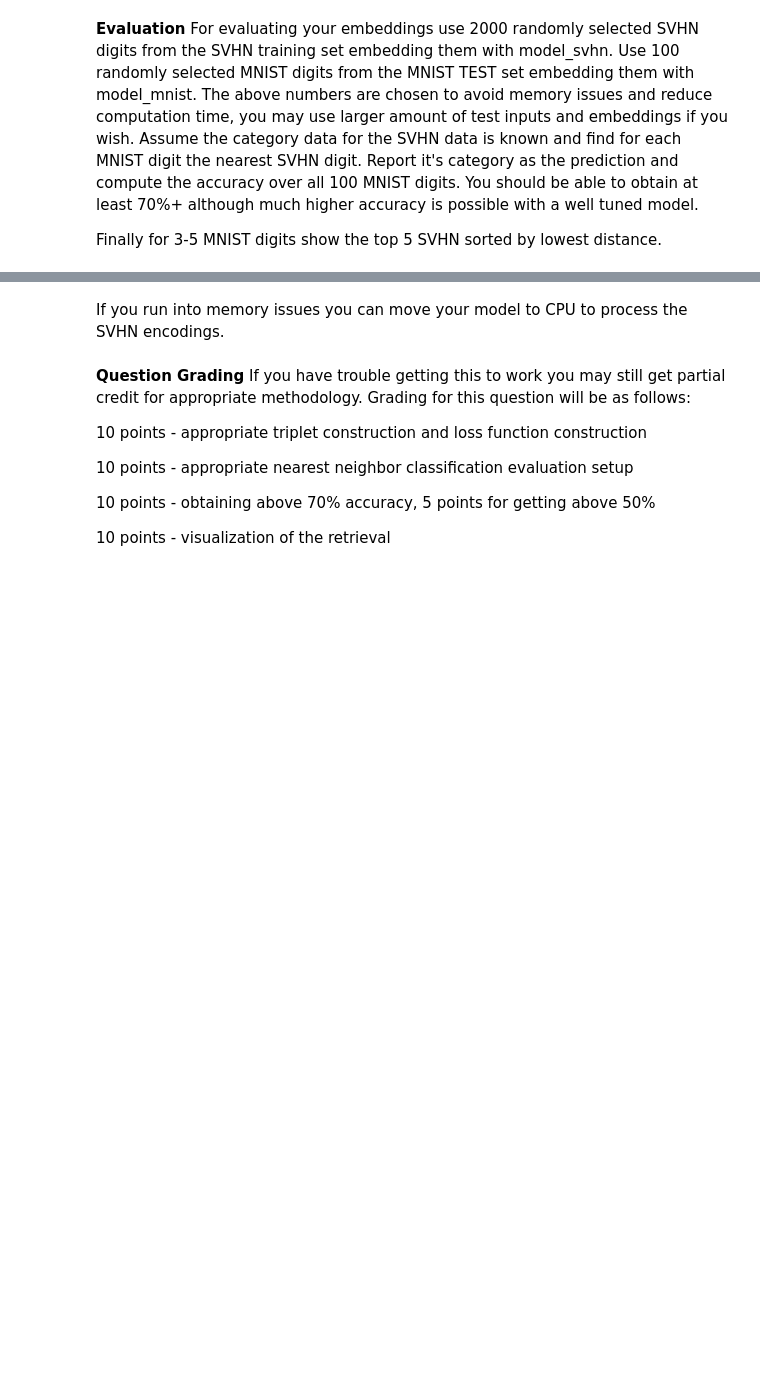
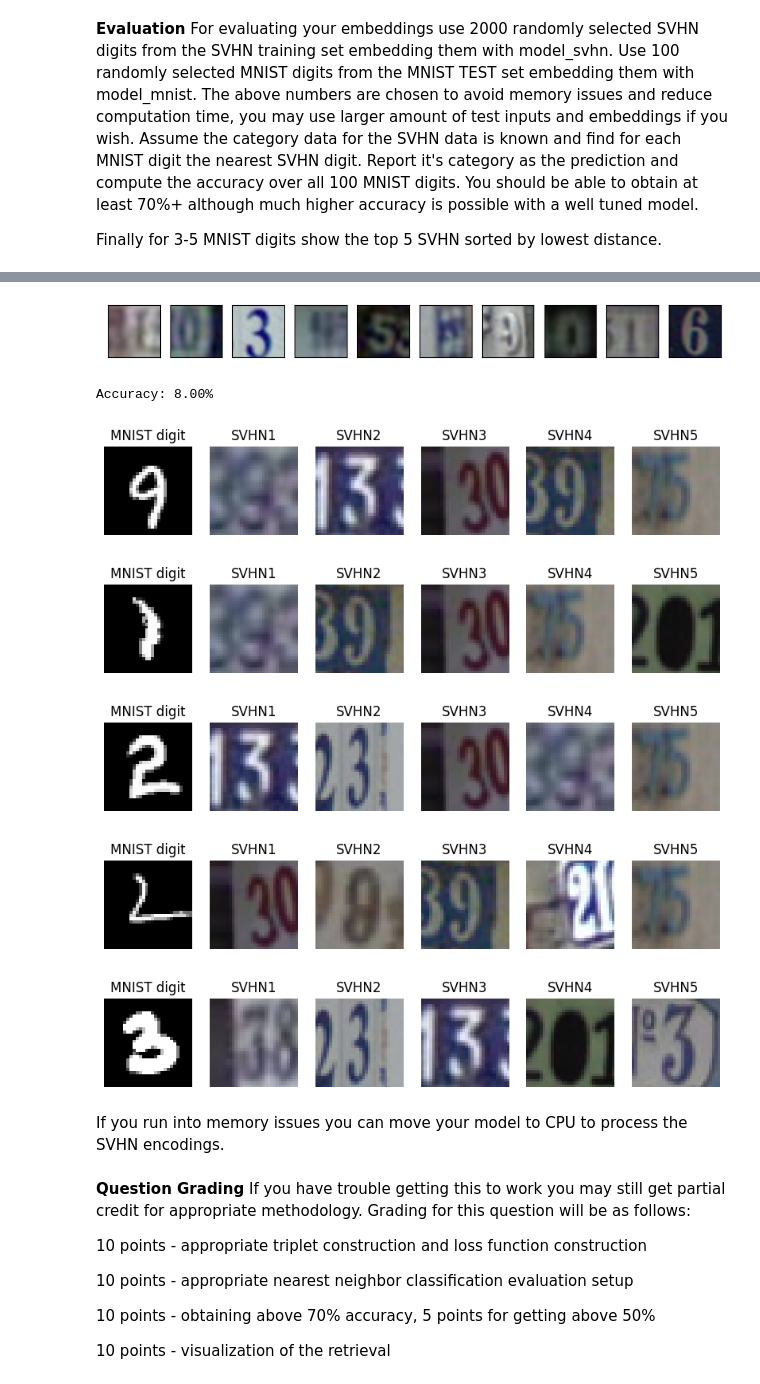
Before and after one commit to zxcej/COMP691_LABS, a Jupyter notebook: starter_code_Assig3.ipynb, the cells around one changed output, grey strips where cells are left out. Cells and saved outputs as stored; diff of their text form; code cells hidden in the pictures; blank space fills up the shorter version.

```diff
--- a/starter_code_Assig3.ipynb
+++ b/starter_code_Assig3.ipynb
@@ -146,3 +624,67 @@ Finally for 3-5 MNIST digits show the top 5 SVHN sorted by lowest distance.
+# %%
+from sklearn.neighbors import KNeighborsClassifier
+
+# Evaluation data, 100
+eval_mnist = [mnist_test[i] for i in torch.randint(0, len(mnist_test), (100,))]
+eval_svhn = [svhn_train_1d[i] for i in torch.randint(0, len(svhn_train_1d), (2000,))]
+
+#show some eval svhn images
+fig = plt.figure(figsize=(10, 10))
+for i in range(10):
+    ax = fig.add_subplot(1, 10, i+1, xticks=[], yticks=[])
+    ax.imshow(np.transpose(eval_svhn[i][0], (1, 2, 0))*0.5+0.5)
+plt.show()
+
+
+# Compute embeddings
+mnist_embeddings = model_mnist(torch.stack([x[0] for x in eval_mnist]).to(device)).cpu().detach().numpy()
+svhn_embeddings = model_svhn(torch.stack([x[0] for x in eval_svhn]).to(device)).cpu().detach().numpy()
+
+knn = KNeighborsClassifier(n_neighbors=1)
+knn.fit(svhn_embeddings, [x[1] for x in eval_svhn])
+
+#Predict the class of MNIST digits
+pred = knn.predict(mnist_embeddings)
+
+#Compute accuracy
+acc = np.mean(pred == [x[1] for x in eval_mnist])
+
+print("Accuracy: {:.2f}%".format(acc*100))
+
+# Display the top 5 nearest SVHN neighbors for a few MNIST digits
+
+num_mnist_to_display = 5
+
+for i in range(num_mnist_to_display):
+    mnists_digit = eval_mnist[i][0]
+    mnist_embedding = mnist_embeddings[i]
+
+    # Find the 5 nearest SVHN digit
+
+    distances = np.linalg.norm(svhn_embeddings - mnist_embedding, axis=1)
+    nearest_svhn_indices = np.argsort(distances)[:5]
+
+    # Display the MNIST digit and the 5 nearest SVHN digits
+    fig, axs = plt.subplots(1, 6, figsize=(10, 2))
+    axs[0].imshow(mnists_digit.squeeze(), cmap='gray')
+    axs[0].set_title("MNIST digit")
+    axs[0].axis('off')
+
+    for j, idx in enumerate(nearest_svhn_indices):
+        svhn_digit = eval_svhn[idx][0]
+        axs[j+1].imshow(np.transpose(svhn_digit, (1, 2, 0)) * 0.5 + 0.5)
+        axs[j+1].set_title(f'SVHN{j+1}')
+        axs[j+1].axis('off')
+
+    plt.show()
+# %% [output]
+[figure, added]
+Accuracy: 8.00%
+[figure, added]
+[figure, added]
+[figure, added]
+[figure, added]
+[figure, added]
 # %% [markdown]
 If you run into memory issues you can move your model to CPU to process the SVHN encodings.
 # %% [markdown]
```
Also changed, not shown: parts of 8 cells of this notebook, 12 other files.
